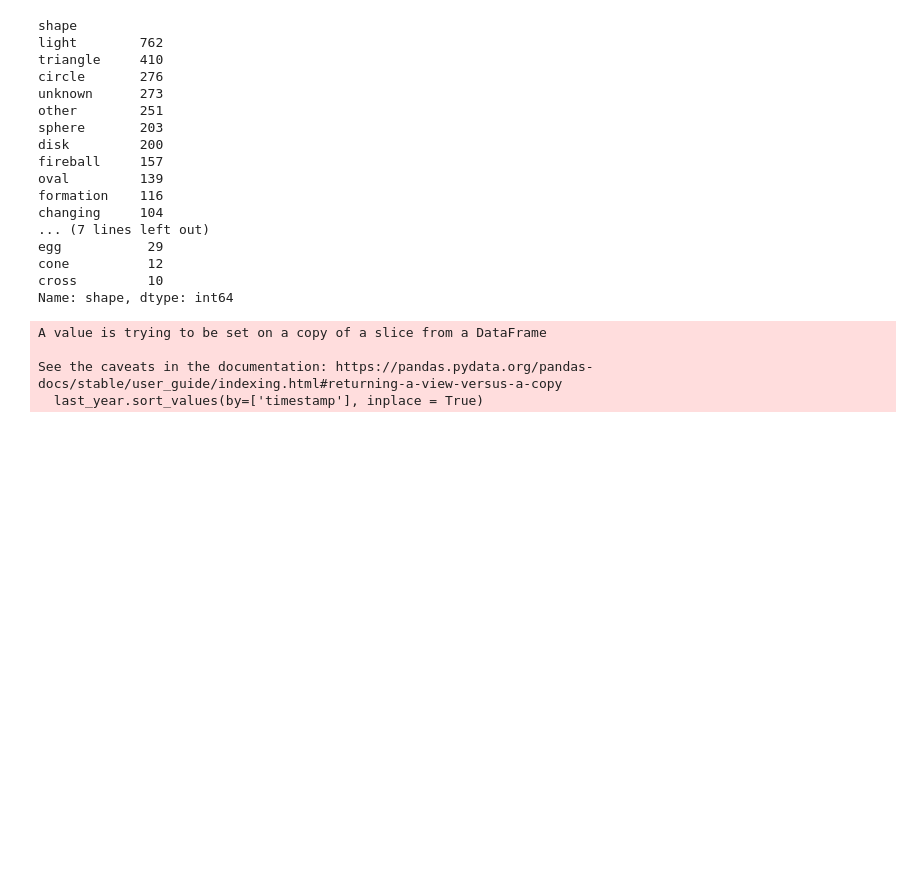
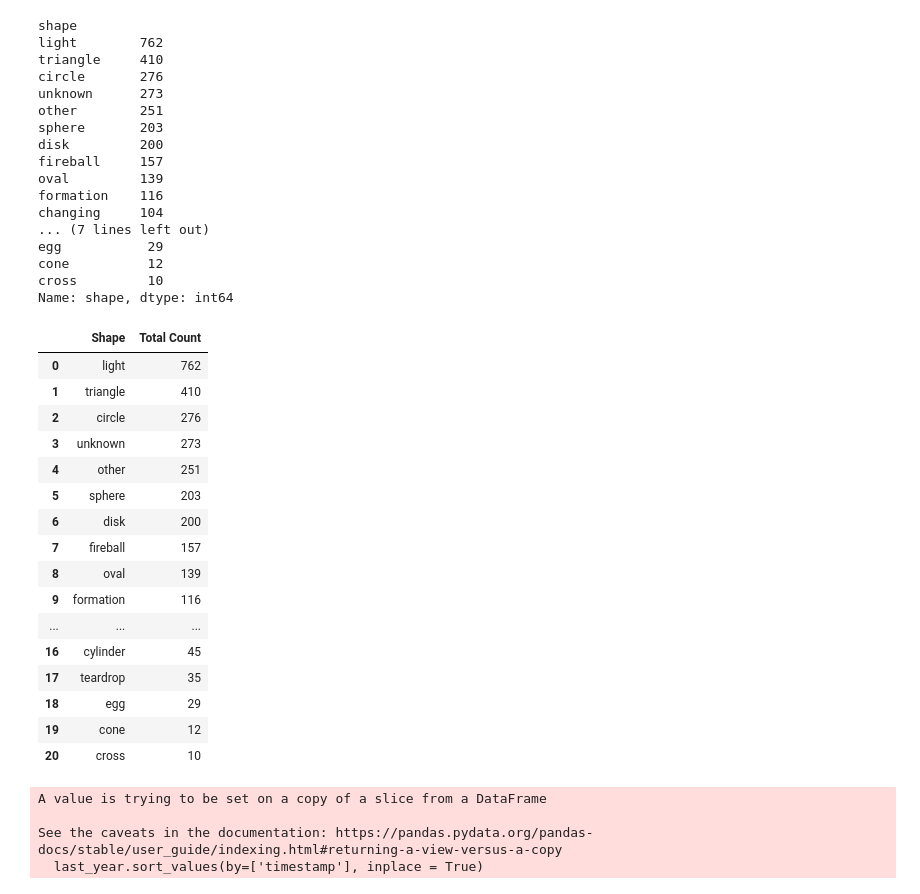
Before and after one commit to KalynA92/Group_Project_3, a Jupyter notebook: Analysis_Kalyn.ipynb, the cells around one changed output. Drawn from its saved outputs; the diff is of its cells as text; code cells hidden in the pictures; blank space fills up the shorter version.

```diff
--- a/Analysis_Kalyn.ipynb
+++ b/Analysis_Kalyn.ipynb
@@ -337,7 +441,8 @@ See the caveats in the documentation: https://pandas.pydata.org/pandas-docs/stab
 3310 rows × 5 columns
 # %%
 # Finding the variety of shapes of UFO sightings seen in the first year after the first private manned space vehicle flew into space
-private_ship['shape'].groupby(private_ship['shape']).count().sort_values(ascending=False).head(21)
+shapes5 = private_ship['shape'].groupby(private_ship['shape']).count().sort_values(ascending=False).head(21)
+shapes5
 # %% [output]
 shape
 light        762
@@ -356,3 +461,28 @@ egg           29
 cone          12
 cross         10
 Name: shape, dtype: int64
+# %%
+# Create Dataframe for plotting
+shapes5_df = pd.DataFrame(shapes5, columns=['shape'])
+shapes5_df = shapes5_df.rename_axis('count')
+shapes5_df = shapes5_df.reset_index()
+shapes5_df.rename(columns={'count':'Shape', 'shape': 'Total Count'}, inplace=True)
+shapes5_df
+# %% [output]
+|  | Shape | Total Count |
+| 0 | light | 762 |
+| 1 | triangle | 410 |
+| 2 | circle | 276 |
+| 3 | unknown | 273 |
+| 4 | other | 251 |
+| 5 | sphere | 203 |
+| 6 | disk | 200 |
+| 7 | fireball | 157 |
+| 8 | oval | 139 |
+| 9 | formation | 116 |
+| ... | ... | ... |
+| 16 | cylinder | 45 |
+| 17 | teardrop | 35 |
+| 18 | egg | 29 |
+| 19 | cone | 12 |
+| 20 | cross | 10 |
```
Also changed, not shown: parts of 20 cells of this notebook, 9 other files.
